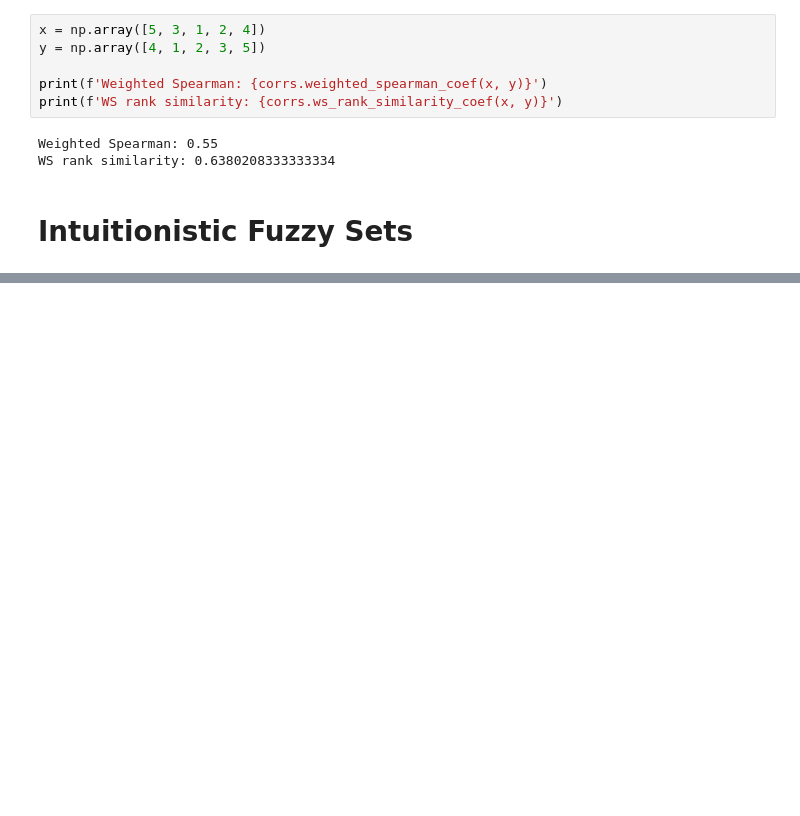
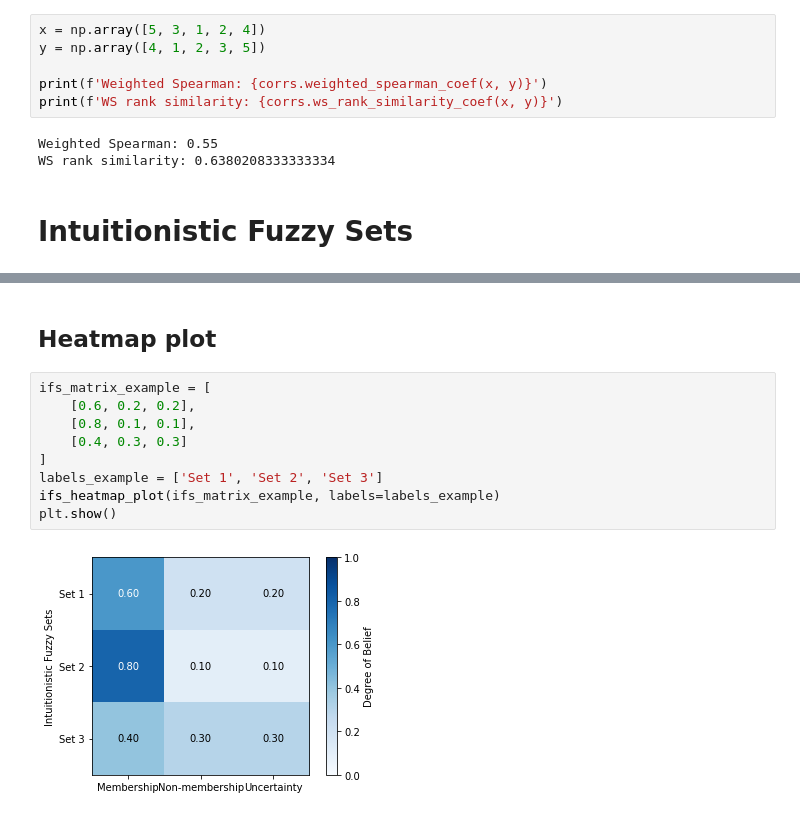
Before and after one commit to jwieckowski/pyifdm, a Jupyter notebook: examples/examples.ipynb, the cells around one changed output, grey strips where cells are left out. Saved outputs shown, nothing was run; the diff lists cells and outputs as text; blank space fills up the shorter version.

```diff
--- a/examples/examples.ipynb
+++ b/examples/examples.ipynb
@@ -724,0 +848,13 @@ print("Aggregated Result with Equal Weights:", aggregated_result_equal_weights)
+# %% [markdown]
+## Heatmap plot
+# %%
+ifs_matrix_example = [
+    [0.6, 0.2, 0.2],
+    [0.8, 0.1, 0.1],
+    [0.4, 0.3, 0.3]
+]
+labels_example = ['Set 1', 'Set 2', 'Set 3']
+ifs_heatmap_plot(ifs_matrix_example, labels=labels_example)
+plt.show()
+# %% [output]
+[figure, added]
```
Also changed, not shown: parts of 36 cells of this notebook, 22 other files.
